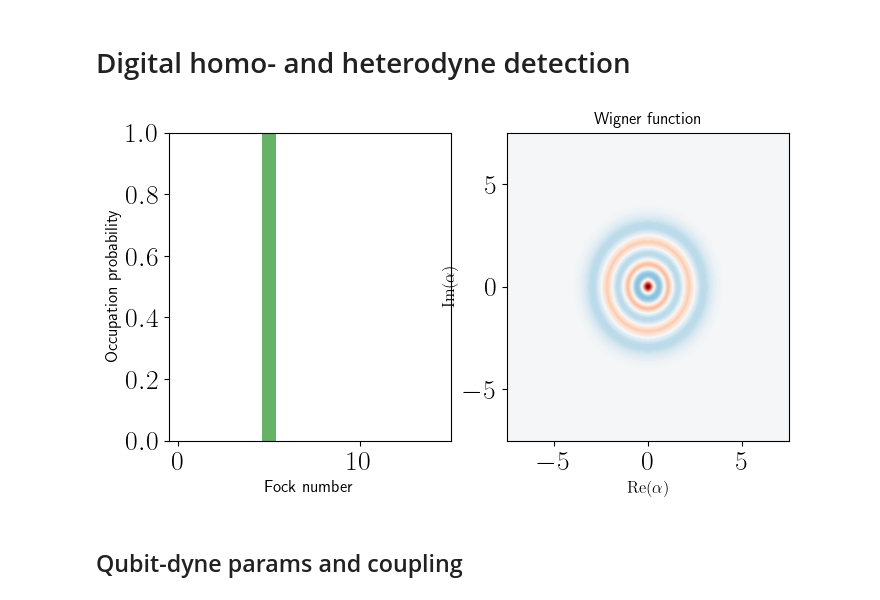
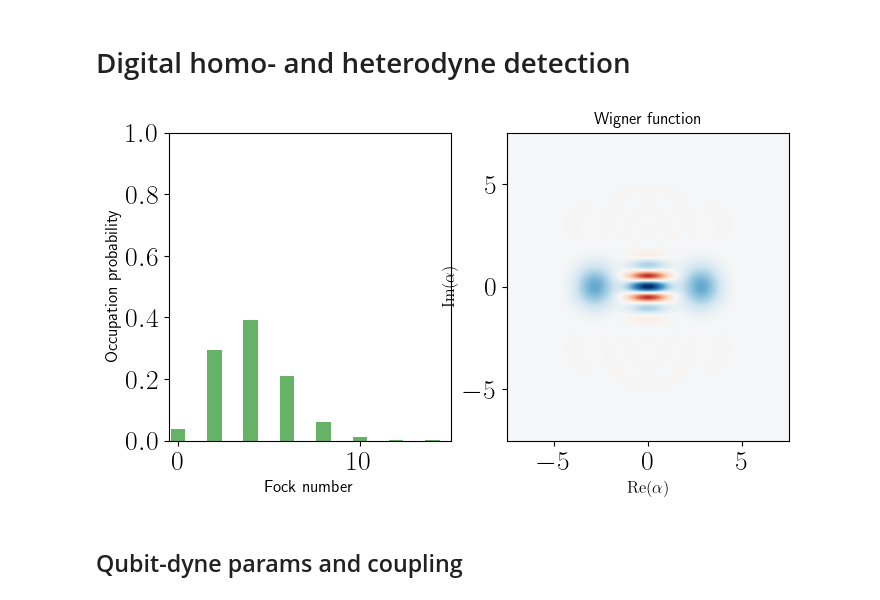
Before and after one commit to ingstra/qubitdyne, a Jupyter notebook: constant_vs_timedep.ipynb, the cells around one changed output. Cells and saved outputs as stored; diff of their text form; code cells hidden in the pictures.

```diff
--- a/constant_vs_timedep.ipynb
+++ b/constant_vs_timedep.ipynb
@@ -18,35 +18,35 @@ idc = qeye(N)
 ida = qeye(2)
 a  = tensor(destroy(N), ida)
 sm = tensor(idc, destroy(2))
 sx = tensor(idc, sigmax())
 sy = tensor(idc, sigmay())
 sz = tensor(idc, sigmaz())
 
 # cavity photon number operator
 N_cav = tensor(num(N), ida)
 
 # projection operators to qubit ground and excited state
 proj0 = tensor(idc, basis(2,0).proj())
 proj1 = tensor(idc, basis(2,1).proj())
 
 
 initial_cavity = coherent(N, 1j*1)
 
 #initial_cavity = fock(N,2)
 
 alpha = 2
 initial_cavity = (coherent(N, alpha) + coherent(N,-alpha)).unit()
 
 #initial_cavity = (fock(N, 1) + fock(N,2)).unit()
-initial_cavity = fock(N,5)
+#initial_cavity = fock(N,5)
 
 psi0 = tensor(initial_cavity, basis(2,0))
 
 n_init = expect(N_cav, psi0)
 
 plot_wigner_fock_distribution(initial_cavity);
 # %% [output]
-[figure, old version]
+[figure, new version]
 # %%
 def U_interact(g):
     op = (-1j) * g * (a.dag() * sm + a * sm.dag())
```
Also changed, not shown: parts of 12 cells of this notebook.
